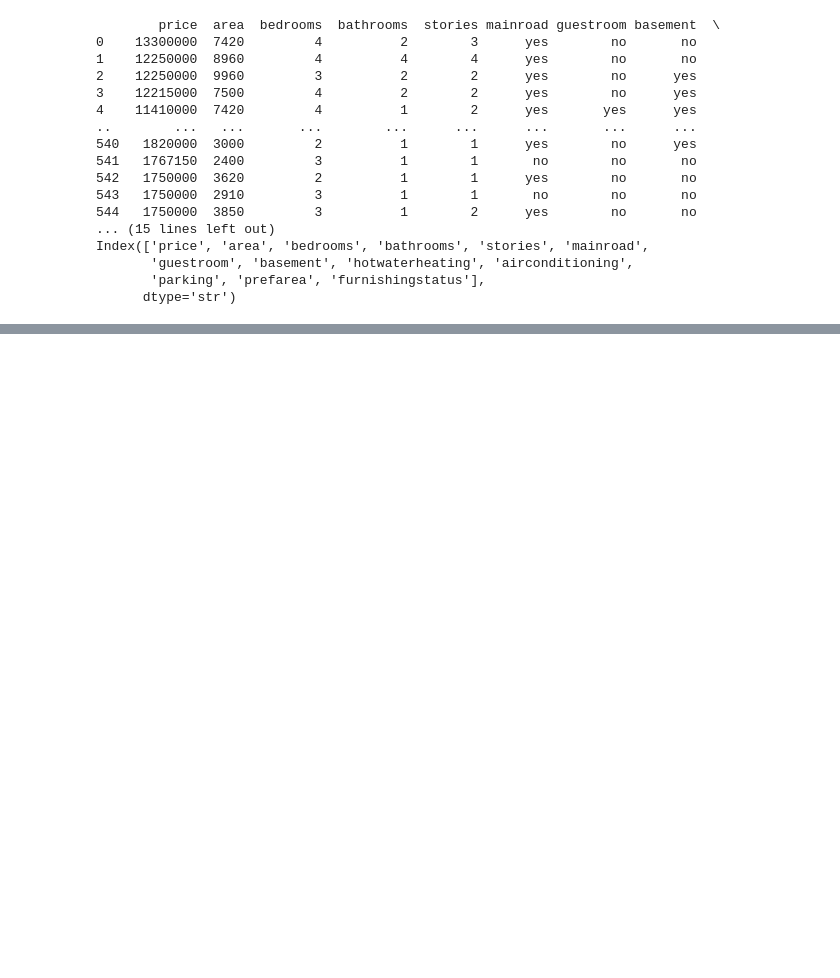
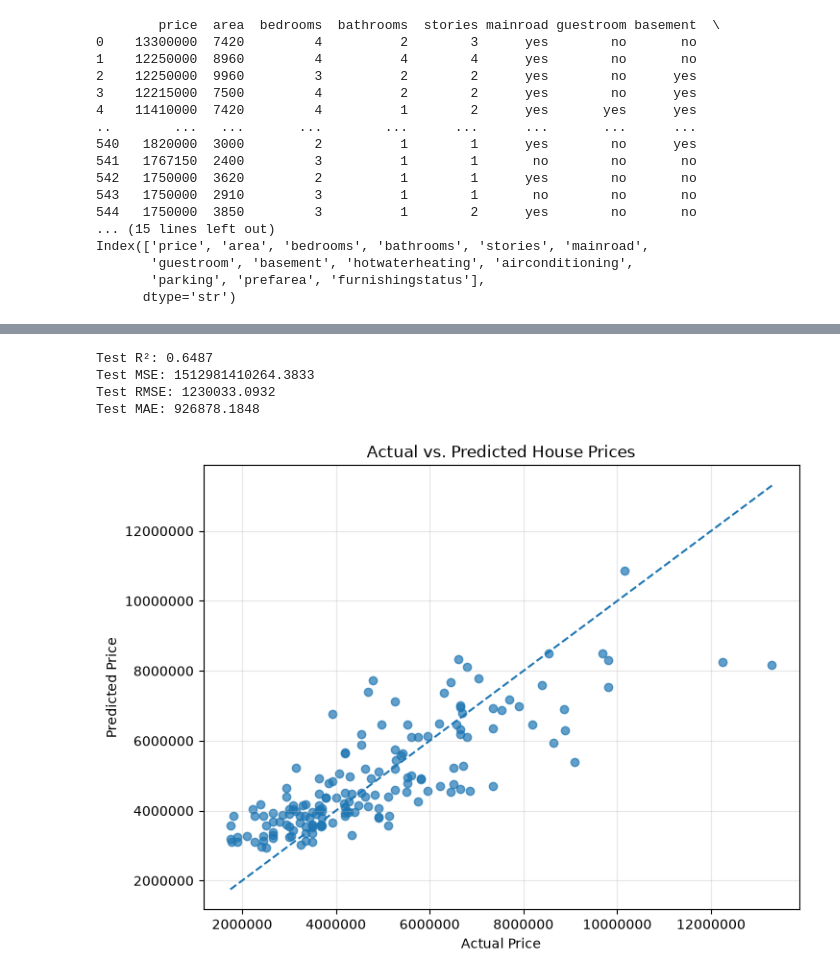
Before and after one commit to montmatt/mzmn-datathon-26, a Jupyter notebook: code.ipynb, the cells around one changed output, grey strips where cells are left out. Saved outputs shown, nothing was run; the diff lists cells and outputs as text; code cells hidden in the pictures; blank space fills up the shorter version.

```diff
--- a/code.ipynb
+++ b/code.ipynb
@@ -132,0 +235,44 @@ from sklearn.linear_model import Ridge, Lasso
+# %%
+# Model Selection and Evaluation
+from sklearn.metrics import r2_score, mean_squared_error, root_mean_squared_error, mean_absolute_error
+
+y_pred_test = best_lasso_poly.predict(X_test)
+
+r2_test = r2_score(y_test, y_pred_test)
+mse_test = mean_squared_error(y_test, y_pred_test)
+rmse_test = root_mean_squared_error(y_test, y_pred_test)
+mae_test = mean_absolute_error(y_test, y_pred_test)
+
+print(f"Test R²: {r2_test:.4f}")
+print(f"Test MSE: {mse_test:.4f}")
+print(f"Test RMSE: {rmse_test:.4f}")
+print(f"Test MAE: {mae_test:.4f}")
+# %% [output]
+Test R²: 0.6487
+Test MSE: 1512981410264.3833
+Test RMSE: 1230033.0932
+Test MAE: 926878.1848
+# %%
+# Visualization Part 1 - Actual vs Predicted Values Plot
+import matplotlib.pyplot as plt
+
+plt.figure(figsize=(8, 6))
+plt.scatter(y_test, y_pred_test, alpha=0.7)
+min_price = min(y_test.min(), y_pred_test.min())
+max_price = max(y_test.max(), y_pred_test.max())
+
+plt.plot(
+    [min_price, max_price],
+    [min_price, max_price],
+    linestyle="--"
+)
+
+plt.xlabel("Actual Price")
+plt.ylabel("Predicted Price")
+plt.title("Actual vs. Predicted House Prices")
+
+plt.ticklabel_format(style="plain", axis="both")
+plt.grid(alpha=0.3)
+plt.show()
+# %% [output]
+[figure, added]
```
Also changed, not shown: parts of 13 cells of this notebook.
